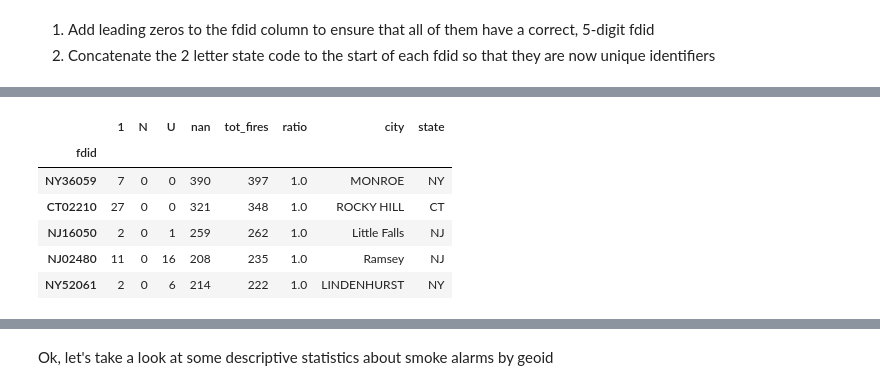
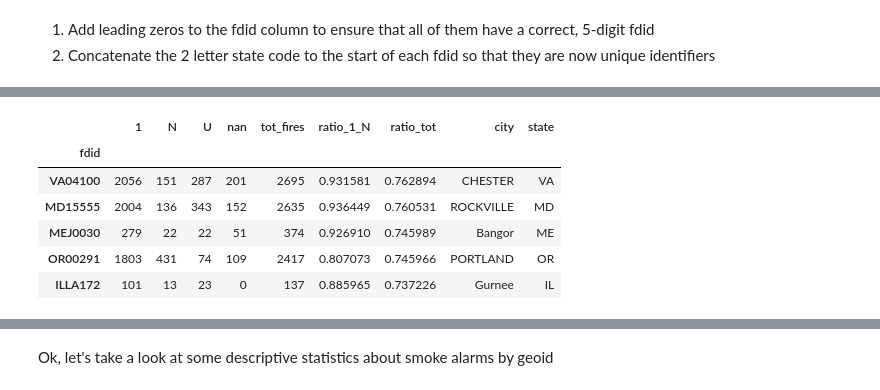
Before and after one commit to thwhitfield/red_cross, a Jupyter notebook: notebooks/c02_classifier.ipynb, the cells around one changed output, grey strips where cells are left out. Cells and saved outputs as stored; diff of their text form; code cells hidden in the pictures.

```diff
--- a/notebooks/c02_classifier.ipynb
+++ b/notebooks/c02_classifier.ipynb
@@ -146,12 +146,12 @@ fdids[fdids['tot_fires']>100].sort_values(['ratio_tot','tot_fires'],ascending=[T
 # %%
-fdids[fdids['tot_fires']>100].sort_values(['ratio','tot_fires'],ascending=[False,False]).head()
+fdids[fdids['tot_fires']>100].sort_values(['ratio_tot','tot_fires'],ascending=[False,False]).head()
 # %% [output]
-|  | 1 | N | U | nan | tot_fires | ratio | city | state |
-| fdid |  |  |  |  |  |  |  |  |
-| NY36059 | 7 | 0 | 0 | 390 | 397 | 1.0 | MONROE | NY |
-| CT02210 | 27 | 0 | 0 | 321 | 348 | 1.0 | ROCKY HILL | CT |
-| NJ16050 | 2 | 0 | 1 | 259 | 262 | 1.0 | Little Falls | NJ |
-| NJ02480 | 11 | 0 | 16 | 208 | 235 | 1.0 | Ramsey | NJ |
-| NY52061 | 2 | 0 | 6 | 214 | 222 | 1.0 | LINDENHURST | NY |
+|  | 1 | N | U | nan | tot_fires | ratio_1_N | ratio_tot | city | state |
+| fdid |  |  |  |  |  |  |  |  |  |
+| VA04100 | 2056 | 151 | 287 | 201 | 2695 | 0.931581 | 0.762894 | CHESTER | VA |
+| MD15555 | 2004 | 136 | 343 | 152 | 2635 | 0.936449 | 0.760531 | ROCKVILLE | MD |
+| MEJ0030 | 279 | 22 | 22 | 51 | 374 | 0.926910 | 0.745989 | Bangor | ME |
+| OR00291 | 1803 | 431 | 74 | 109 | 2417 | 0.807073 | 0.745966 | PORTLAND | OR |
+| ILLA172 | 101 | 13 | 23 | 0 | 137 | 0.885965 | 0.737226 | Gurnee | IL |
 # %%
 geoids.head()
```
Also changed, not shown: parts of 26 cells of this notebook, 3 other files.
